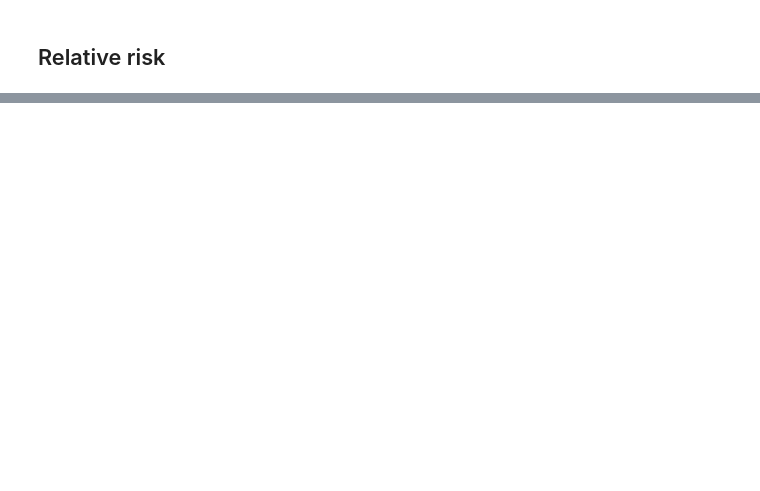
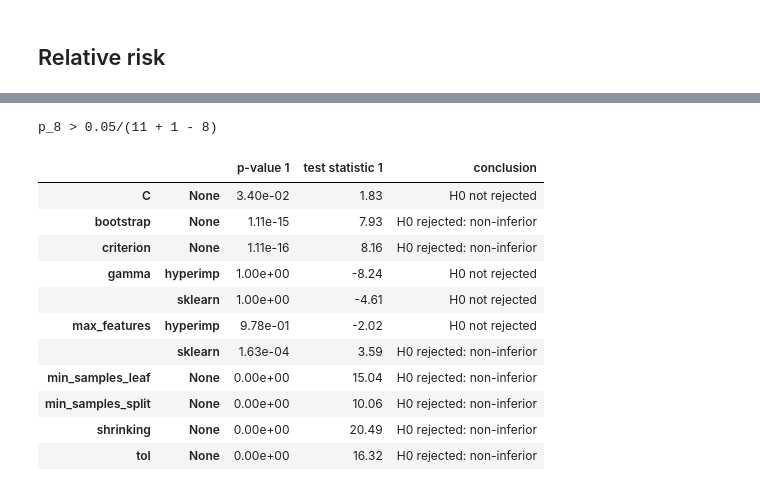
Before and after one commit to harel-coffee/hyperimp-auto, a Jupyter notebook: analysis experiment 2.ipynb, the cells around one changed output, grey strips where cells are left out. Cells and saved outputs as stored; diff of their text form; code cells hidden in the pictures; blank space fills up the shorter version.

```diff
--- a/analysis experiment 2.ipynb
+++ b/analysis experiment 2.ipynb
@@ -335,0 +246,48 @@ display(pd.DataFrame(equivalence).transpose())
+# %%
+import scipy
+delta = 0.01
+alpha = 0.05
+
+z_norm = scipy.stats.norm.ppf(1 - alpha)
+
+equivalence = {}
+for key, risk in risks.items():
+    fixed = risk['fixed']
+    non_fixed = risk['non_fixed']
+    z1, p1, z2, p2 = hyperimp.equivalence(fixed, non_fixed, delta, alpha)
+    equivalence[key] = {'test statistic 1' : z1, 'p-value 1' : p1}
+
+# Holm-Bonferroni family wise error correction
+# 1. order p-values from low to high
+df = pd.DataFrame(equivalence).transpose().sort_values('p-value 1')
+m = len(df)
+# 2. let k be the minimum index such that p_k > alpha/(m + 1 - k)
+k = 1
+for key, row in df.iterrows():
+    p = row['p-value 1']
+    if p > alpha/(m + 1 - k):
+        print("p_%s > %s/(%s + 1 - %s)" % (k, alpha, m, k))
+        break
+    else:
+        k = k + 1
+# reject all hypotheses h_i for i < k and do not reject all hypothesis h_i for i >= k
+conclusions = ['H0 rejected: non-inferior'] * (k - 1) + ['H0 not rejected'] * (m - k + 1)
+df['conclusion'] = conclusions
+
+# display results
+pd.options.display.precision = 2
+display(df.sort_index())
+# %% [output]
+p_8 > 0.05/(11 + 1 - 8)
+|  |  | p-value 1 | test statistic 1 | conclusion |
+| C | None | 3.40e-02 | 1.83 | H0 not rejected |
+| bootstrap | None | 1.11e-15 | 7.93 | H0 rejected: non-inferior |
+| criterion | None | 1.11e-16 | 8.16 | H0 rejected: non-inferior |
+| gamma | hyperimp | 1.00e+00 | -8.24 | H0 not rejected |
+|  | sklearn | 1.00e+00 | -4.61 | H0 not rejected |
+| max_features | hyperimp | 9.78e-01 | -2.02 | H0 not rejected |
+|  | sklearn | 1.63e-04 | 3.59 | H0 rejected: non-inferior |
+| min_samples_leaf | None | 0.00e+00 | 15.04 | H0 rejected: non-inferior |
+| min_samples_split | None | 0.00e+00 | 10.06 | H0 rejected: non-inferior |
+| shrinking | None | 0.00e+00 | 20.49 | H0 rejected: non-inferior |
+| tol | None | 0.00e+00 | 16.32 | H0 rejected: non-inferior |
```
Also changed, not shown: parts of 7 cells of this notebook, 1 other file.
